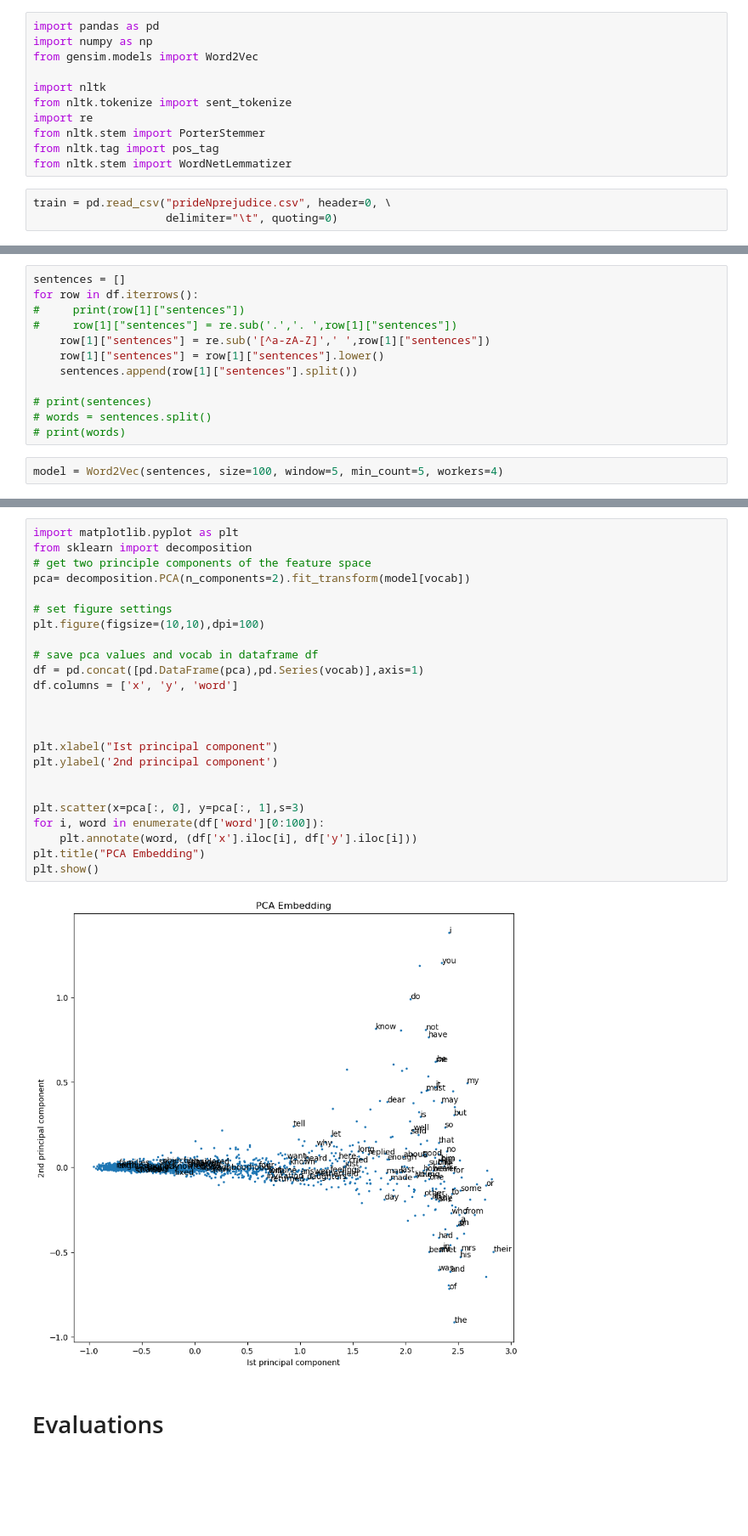
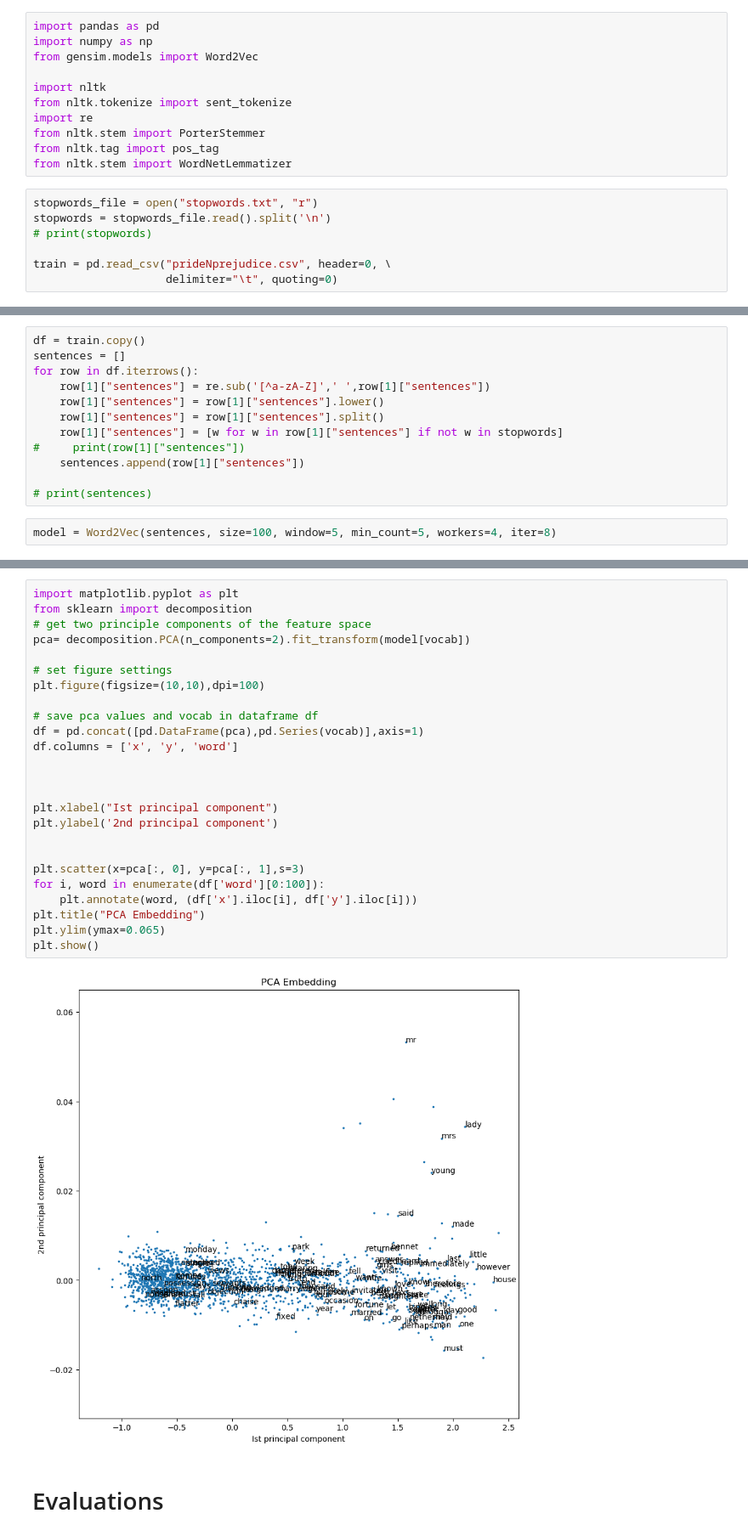
Before and after one commit to AshisGhosh/ashisghosh_data_x_s18, a Jupyter notebook: hw/hw4/HW4_DataX.ipynb, the cells around one changed output, grey strips where cells are left out. Shown: that part at 85% size. Drawn from its saved outputs; the diff is of its cells as text; blank space fills up the shorter version.

```diff
--- a/hw/hw4/HW4_DataX.ipynb
+++ b/hw/hw4/HW4_DataX.ipynb
@@ -125,6 +125,10 @@ from nltk.stem import PorterStemmer
 from nltk.tag import pos_tag
 from nltk.stem import WordNetLemmatizer
 # %%
+stopwords_file = open("stopwords.txt", "r")
+stopwords = stopwords_file.read().split('\n')
+# print(stopwords)
+
 train = pd.read_csv("prideNprejudice.csv", header=0, \
                     delimiter="\t", quoting=0)
 # %%
@@ -153,14 +140,14 @@ df = train.copy()
 # %%
+df = train.copy()
 sentences = []
 for row in df.iterrows():
-#     print(row[1]["sentences"])
-#     row[1]["sentences"] = re.sub('.','. ',row[1]["sentences"])
     row[1]["sentences"] = re.sub('[^a-zA-Z]',' ',row[1]["sentences"])
     row[1]["sentences"] = row[1]["sentences"].lower()
-    sentences.append(row[1]["sentences"].split())
+    row[1]["sentences"] = row[1]["sentences"].split()
+    row[1]["sentences"] = [w for w in row[1]["sentences"] if not w in stopwords]
+#     print(row[1]["sentences"])
+    sentences.append(row[1]["sentences"])
 
 # print(sentences)
-# words = sentences.split()
-# print(words)
 # %%
-model = Word2Vec(sentences, size=100, window=5, min_count=5, workers=4)
+model = Word2Vec(sentences, size=100, window=5, min_count=5, workers=4, iter=8)
@@ -177,29 +172,30 @@ print(vocab)
 # %%
 import matplotlib.pyplot as plt
 from sklearn import decomposition
 # get two principle components of the feature space
 pca= decomposition.PCA(n_components=2).fit_transform(model[vocab])
 
 # set figure settings
 plt.figure(figsize=(10,10),dpi=100)
 
 # save pca values and vocab in dataframe df
 df = pd.concat([pd.DataFrame(pca),pd.Series(vocab)],axis=1)
 df.columns = ['x', 'y', 'word']
 
 
 
 plt.xlabel("Ist principal component")
 plt.ylabel('2nd principal component')
 
 
 plt.scatter(x=pca[:, 0], y=pca[:, 1],s=3)
 for i, word in enumerate(df['word'][0:100]):
     plt.annotate(word, (df['x'].iloc[i], df['y'].iloc[i]))
 plt.title("PCA Embedding")
+plt.ylim(ymax=0.065)
 plt.show()
 # %% [output]
-[figure, old version]
+[figure, new version]
 # %% [markdown]
 # Evaluations
 # %%
```
Also changed, not shown: parts of 6 cells of this notebook, 1 other file.
